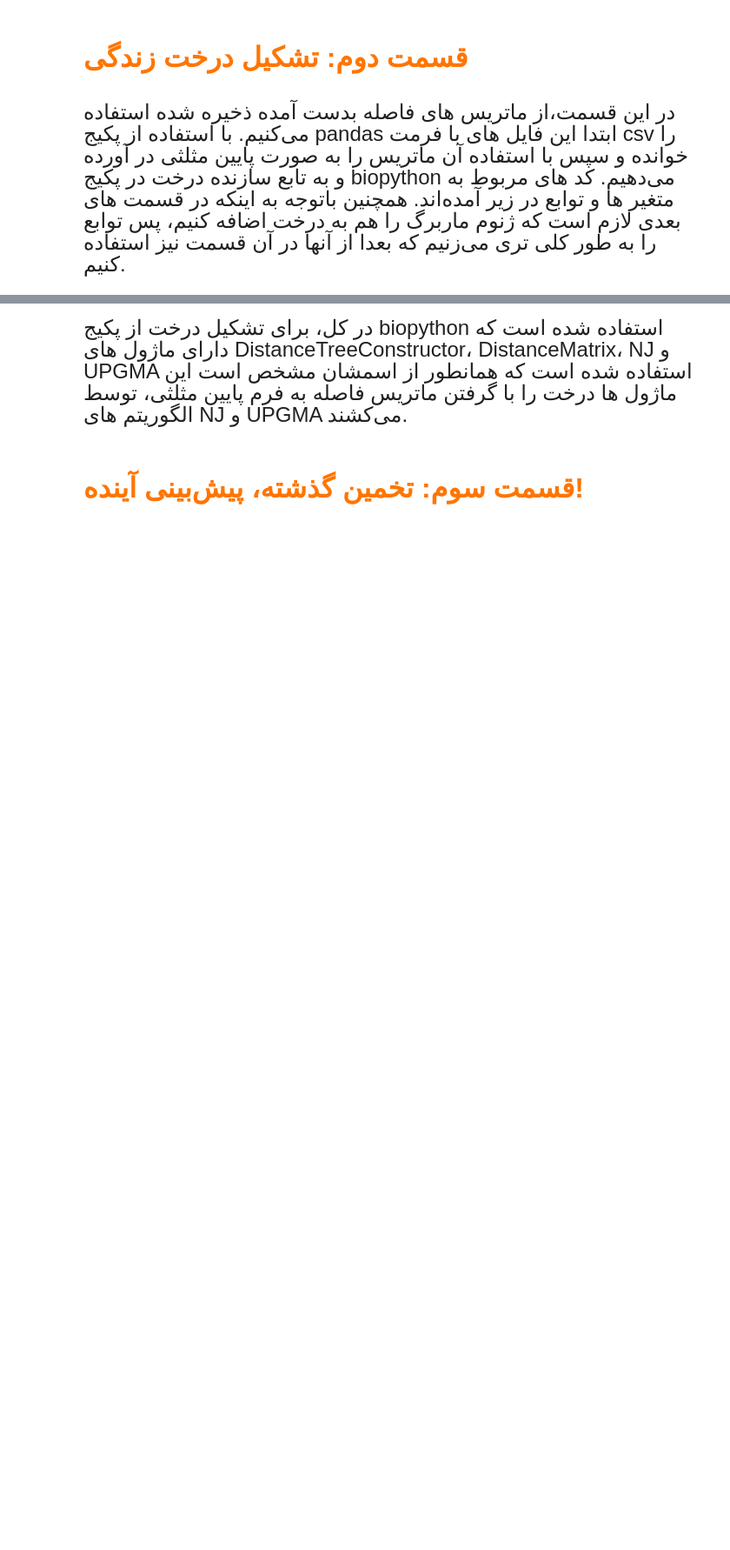
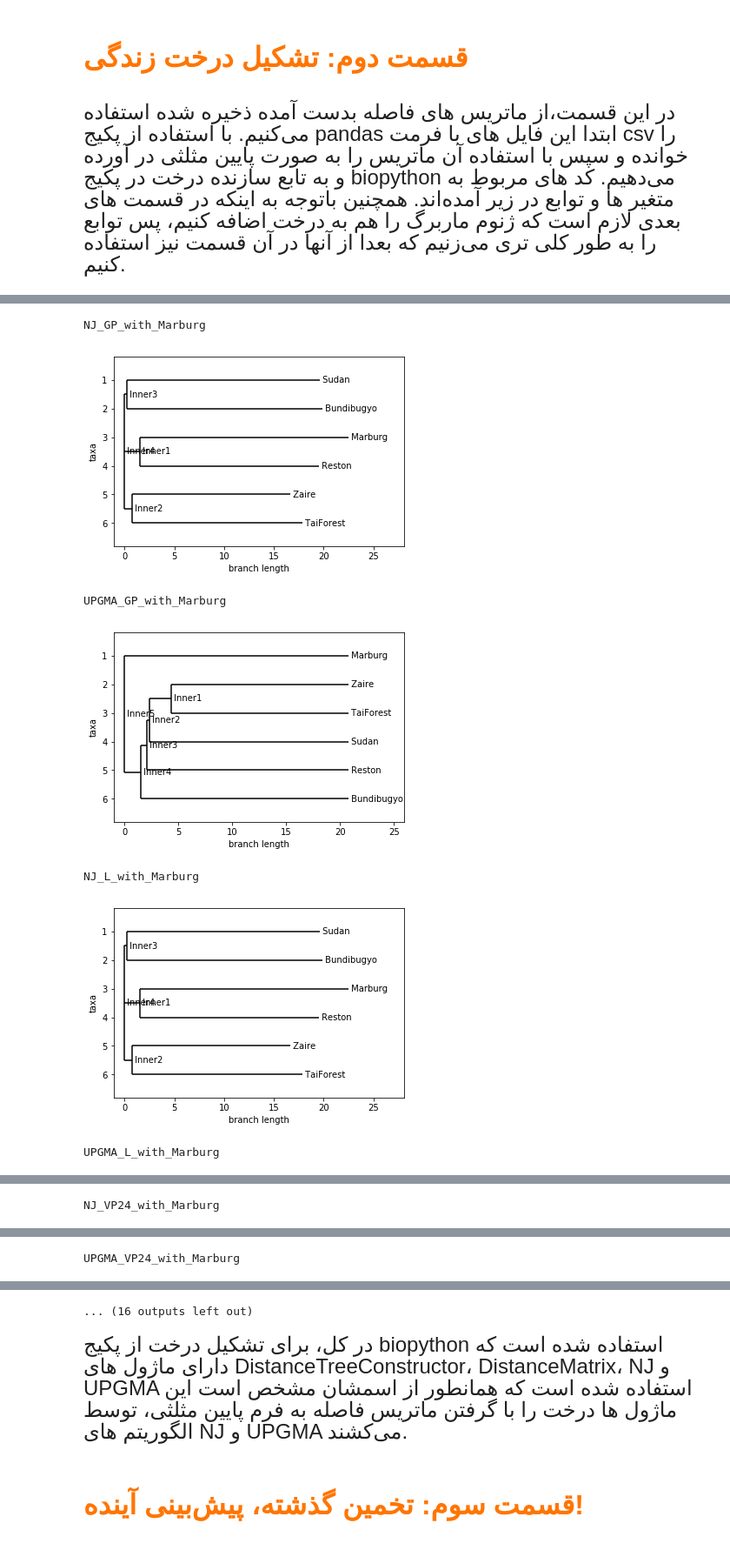
Before and after one commit to GabeOchieng/Ebolavirus-1, a Jupyter notebook: Description.ipynb, the cells around one changed output, grey strips where cells are left out. Shown at 87% size. Cells and saved outputs as stored; diff of their text form; code cells hidden in the pictures; blank space fills up the shorter version.

```diff
--- a/Description.ipynb
+++ b/Description.ipynb
@@ -463,0 +472,11 @@ KeyboardInterrupt:
+# %%
+# Section 3.4 in pdf
+construct_trees_for_all_genes_with_marburg()
+# %% [output]
+NJ_GP_with_Marburg
+[figure, added]
+UPGMA_GP_with_Marburg
+[figure, added]
+NJ_L_with_Marburg
+[figure, added]
+UPGMA_L_with_Marburg
@@ -463,0 +484 @@ KeyboardInterrupt:
+NJ_VP24_with_Marburg
@@ -463,0 +486 @@ KeyboardInterrupt:
+UPGMA_VP24_with_Marburg
@@ -464,3 +488,4 @@ KeyboardInterrupt:
+... (16 outputs left out)
 # %% [markdown]
 <div style="direction:rtl;line-height:300%;"><font face="B Nazanin" size=5>
 در کل، برای تشکیل درخت از پکیج biopython استفاده شده است که دارای ماژول های DistanceTreeConstructor، DistanceMatrix، NJ و UPGMA استفاده شده است که همانطور از اسمشان مشخص است این ماژول ها درخت را با گرفتن ماتریس فاصله به فرم پایین مثلثی، توسط الگوریتم های NJ و UPGMA می‌کشند.
```
Also changed, not shown: parts of 23 cells of this notebook, 2 other files.
